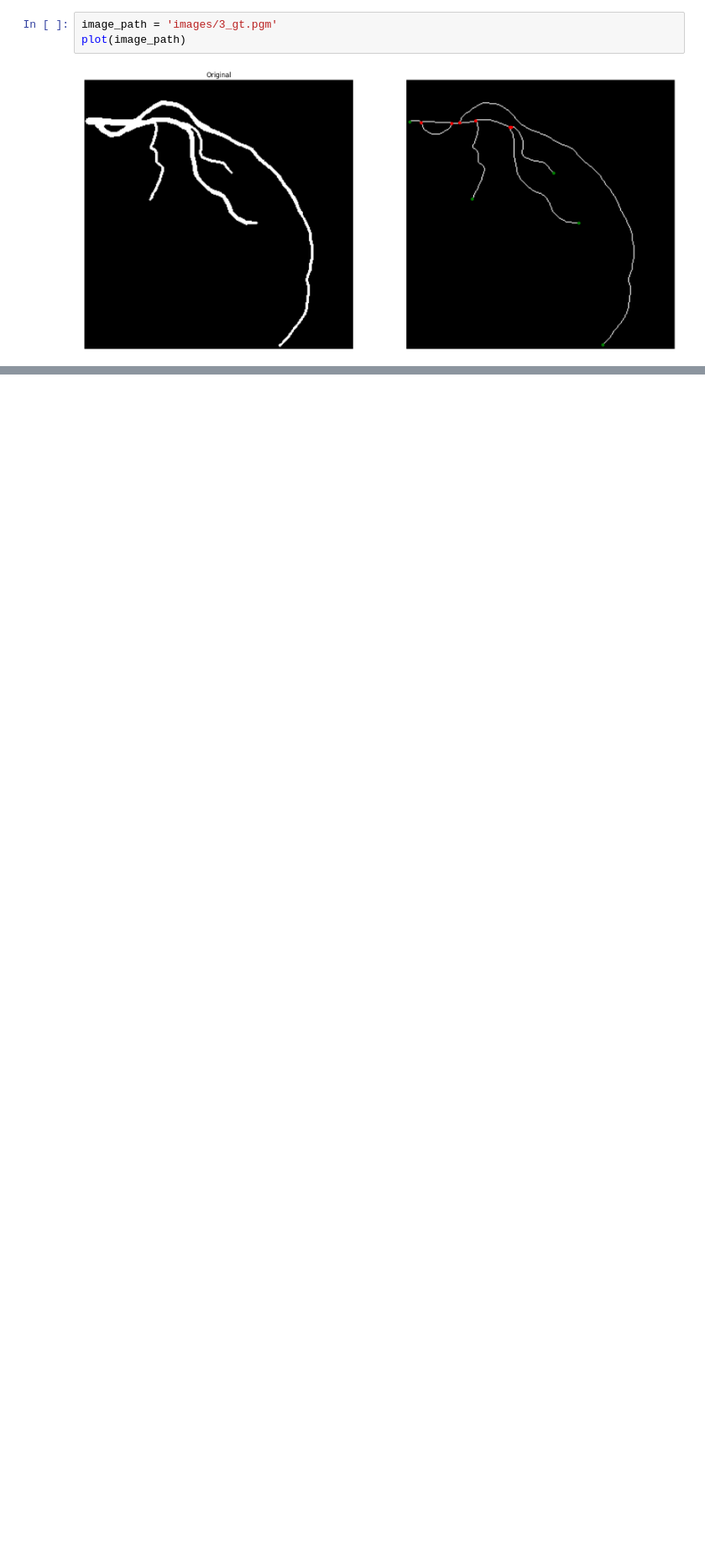
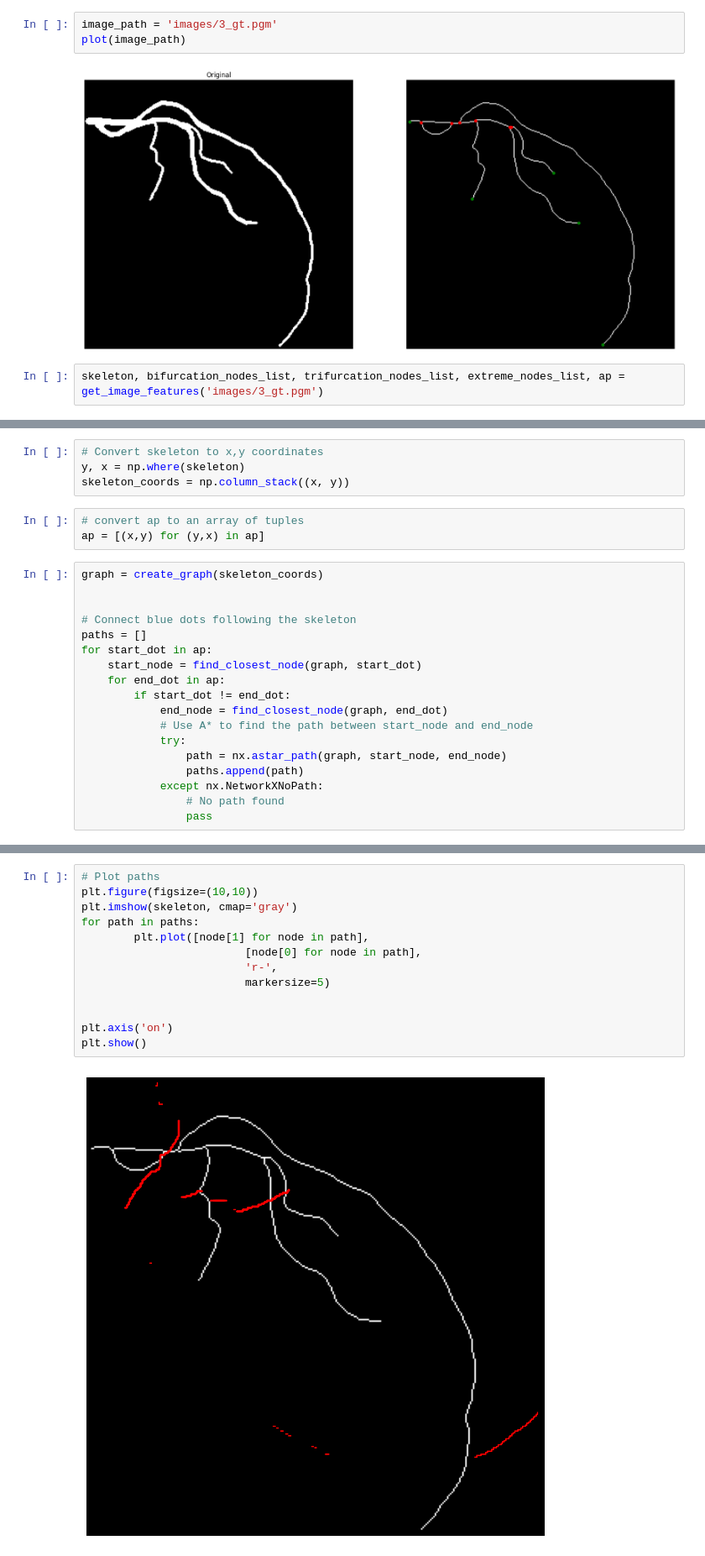
Before and after one commit to MGonza20/Proyecto01_VC_UVG, a Jupyter notebook: Problema02.ipynb, the cells around one changed output, grey strips where cells are left out. Shown: that part at 84% size. Cells and saved outputs as stored; diff of their text form; blank space fills up the shorter version.

```diff
--- a/Problema02.ipynb
+++ b/Problema02.ipynb
@@ -241,3 +245,5 @@ image_path = 'images/3_gt.pgm'
 plot(image_path)
 # %% [output]
 [figure]
+# %%
+skeleton, bifurcation_nodes_list, trifurcation_nodes_list, extreme_nodes_list, ap = get_image_features('images/3_gt.pgm')
@@ -243,0 +271,25 @@ plot(image_path)
+# %%
+# Convert skeleton to x,y coordinates
+y, x = np.where(skeleton)
+skeleton_coords = np.column_stack((x, y))
+# %%
+# convert ap to an array of tuples
+ap = [(x,y) for (y,x) in ap]
+# %%
+graph = create_graph(skeleton_coords)
+
+
+# Connect blue dots following the skeleton
+paths = []
+for start_dot in ap:
+    start_node = find_closest_node(graph, start_dot)
+    for end_dot in ap:
+        if start_dot != end_dot:
+            end_node = find_closest_node(graph, end_dot)
+            # Use A* to find the path between start_node and end_node
+            try:
+                path = nx.astar_path(graph, start_node, end_node)
+                paths.append(path)
+            except nx.NetworkXNoPath:
+                # No path found
+                pass
@@ -243,0 +316,15 @@ plot(image_path)
+# %%
+# Plot paths
+plt.figure(figsize=(10,10))
+plt.imshow(skeleton, cmap='gray')
+for path in paths:
+		plt.plot([node[1] for node in path],
+						 [node[0] for node in path],
+						 'r-',
+						 markersize=5)
+
+
+plt.axis('on')
+plt.show()
+# %% [output]
+[figure, added]
```
Also changed, not shown: parts of 5 cells of this notebook.
